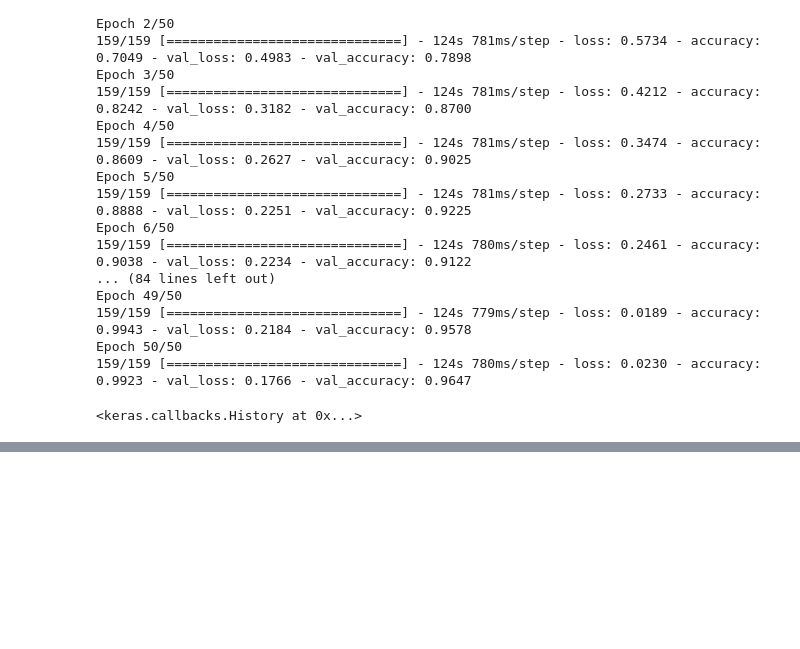
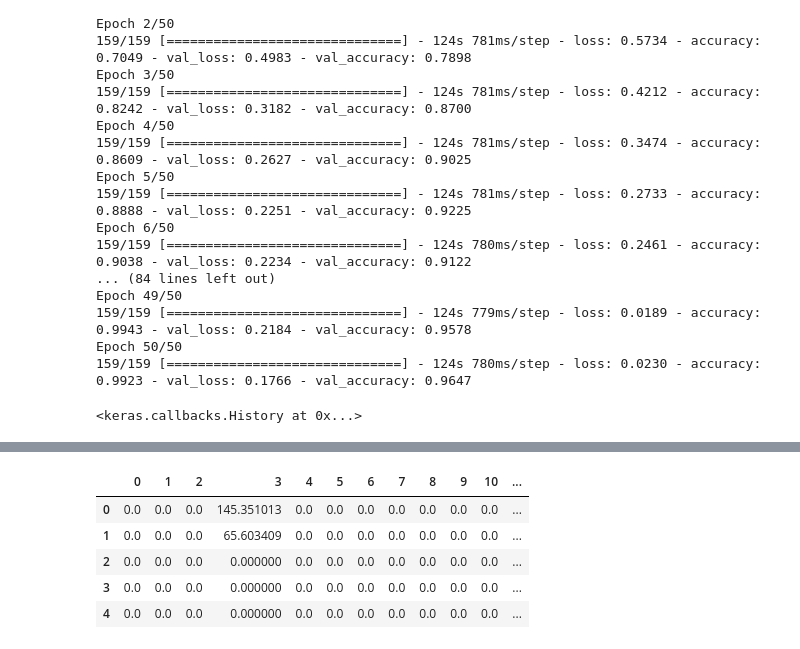
Before and after one commit to Arjun-Siva/covid-prediction, a Jupyter notebook: EMCNet_Covid_Prediction.ipynb, the cells around one changed output, grey strips where cells are left out. Saved outputs shown, nothing was run; the diff lists cells and outputs as text; code cells hidden in the pictures; blank space fills up the shorter version.

Commit message:
Feature selector

```diff
--- a/EMCNet_Covid_Prediction.ipynb
+++ b/EMCNet_Covid_Prediction.ipynb
@@ -174,0 +212,4 @@ files.download('data/models/cnn_model.h5')
+# %%
+feature_selector = Sequential()
+for layer in cnn_model.layers[:-2]:
+    feature_selector.add(layer)
@@ -174,0 +236,4 @@ files.download('data/models/cnn_model.h5')
+# %%
+train_arr = feature_selector.predict(x=train_gen)
+train_df = pd.DataFrame(train_arr)
+train_df['Result'] = train_gen.classes
@@ -174,0 +248,4 @@ files.download('data/models/cnn_model.h5')
+# %%
+train_df = train_df.sample(frac=1).reset_index(drop=True)
+valid_df = valid_df.sample(frac=1).reset_index(drop=True)
+test_df = test_df.sample(frac=1).reset_index(drop=True)
@@ -174,0 +267,9 @@ files.download('data/models/cnn_model.h5')
+# %%
+train_df.head()
+# %% [output]
+|  | 0 | 1 | 2 | 3 | 4 | 5 | 6 | 7 | 8 | 9 | 10 | ... |
+| 0 | 0.0 | 0.0 | 0.0 | 145.351013 | 0.0 | 0.0 | 0.0 | 0.0 | 0.0 | 0.0 | 0.0 | ... |
+| 1 | 0.0 | 0.0 | 0.0 | 65.603409 | 0.0 | 0.0 | 0.0 | 0.0 | 0.0 | 0.0 | 0.0 | ... |
+| 2 | 0.0 | 0.0 | 0.0 | 0.000000 | 0.0 | 0.0 | 0.0 | 0.0 | 0.0 | 0.0 | 0.0 | ... |
+| 3 | 0.0 | 0.0 | 0.0 | 0.000000 | 0.0 | 0.0 | 0.0 | 0.0 | 0.0 | 0.0 | 0.0 | ... |
+| 4 | 0.0 | 0.0 | 0.0 | 0.000000 | 0.0 | 0.0 | 0.0 | 0.0 | 0.0 | 0.0 | 0.0 | ... |
```
Also changed, not shown: parts of 12 cells of this notebook.
